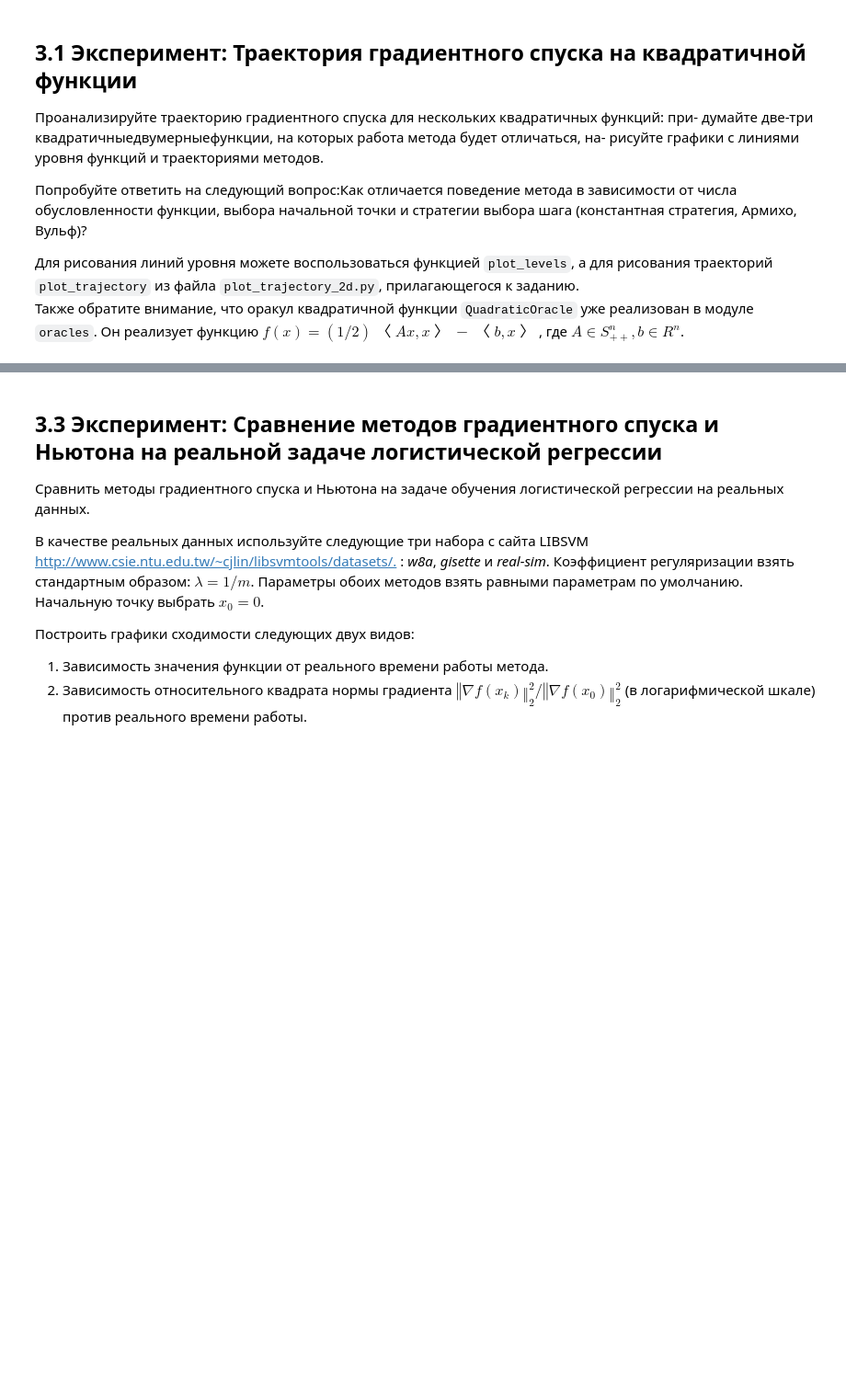
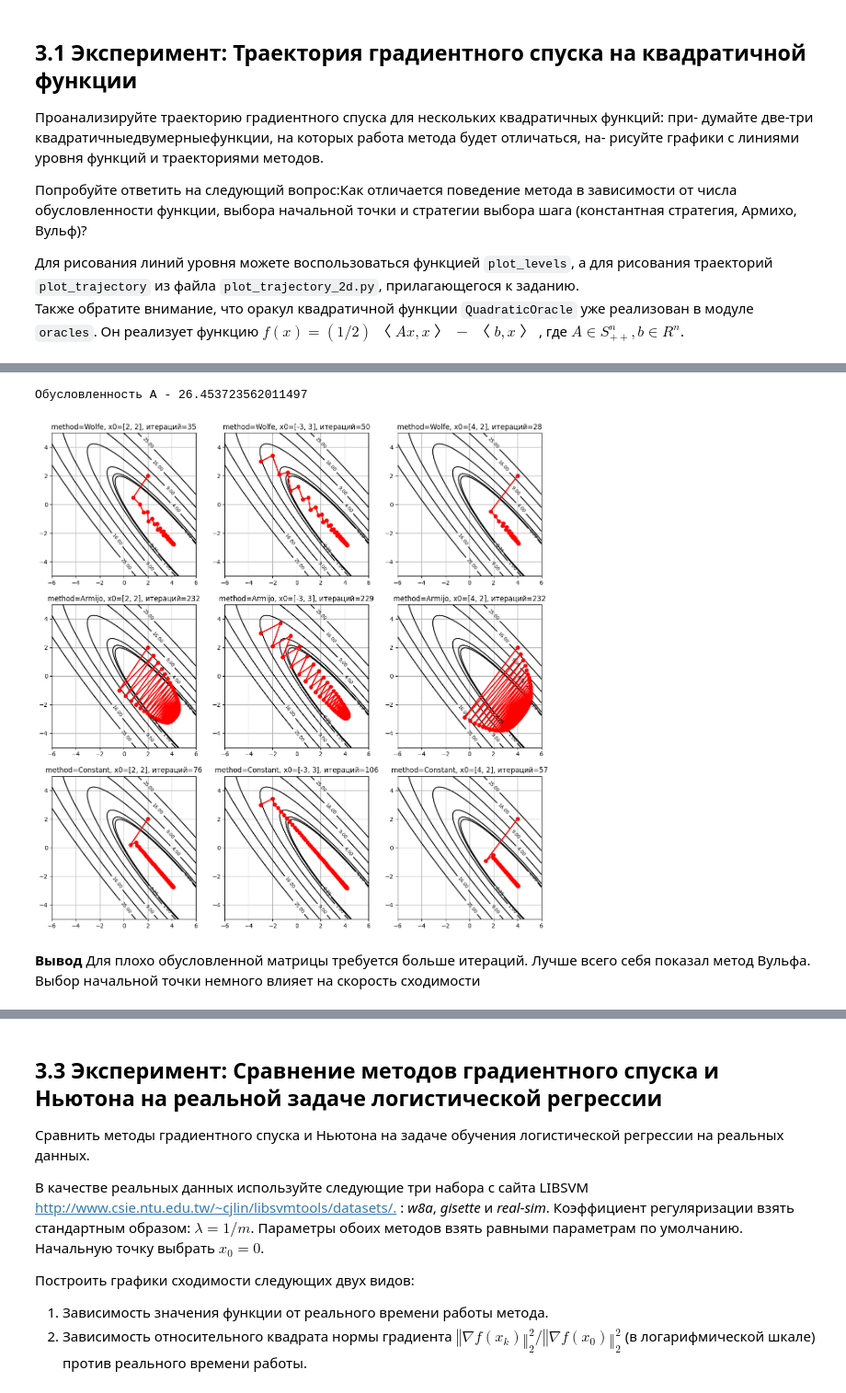
Before and after one commit to sergeiperel/MachineLearning2023, a Jupyter notebook: homework04/homework-practice-04-Optimization_in_ML/homework-practice-04-Optimization_in_ML.ipynb, the cells around one changed output, grey strips where cells are left out. Shown at 92% size. Cells and saved outputs as stored; diff of their text form; code cells hidden in the pictures; blank space fills up the shorter version.

```diff
--- a/homework04/homework-practice-04-Optimization_in_ML/homework-practice-04-Optimization_in_ML.ipynb
+++ b/homework04/homework-practice-04-Optimization_in_ML/homework-practice-04-Optimization_in_ML.ipynb
@@ -230,3 +266,16 @@ https://github.com/arodomanov/cmc-mipt17-opt-course/tree/master/task
+# %%
+A = np.array([[2.0, 1.9], [1.9, 2.1]])
+b = np.array([3.0, 2.0])
+print("Обусловленность A -", np.linalg.cond(A))
+
+start_points = [[2, 2], [-3, 3], [4, 2]]
+
+plot_graph(A, b, start_points)
+# %% [output]
+Обусловленность A - 26.453723562011497
+[figure, added]
+# %% [markdown]
+**Вывод** Для плохо обусловленной матрицы требуется больше итераций. Лучше всего себя показал метод Вульфа. Выбор начальной точки немного влияет на скорость сходимости
 # %% [markdown]
 ## 3.2 Эксперимент: Зависимость числа итераций градиентного спуска от числа обусловленности и размерности пространства
 
```
Also changed, not shown: parts of 30 cells of this notebook.
